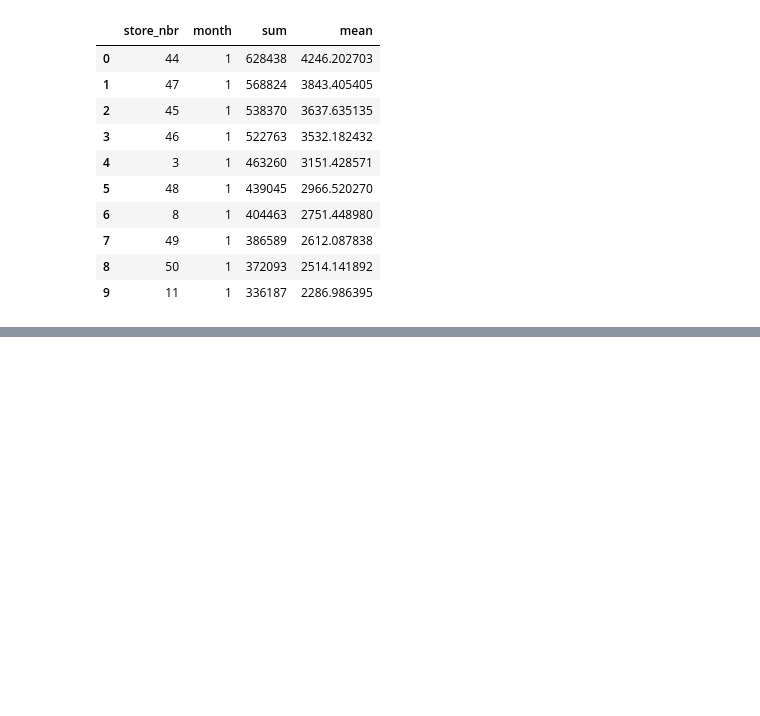
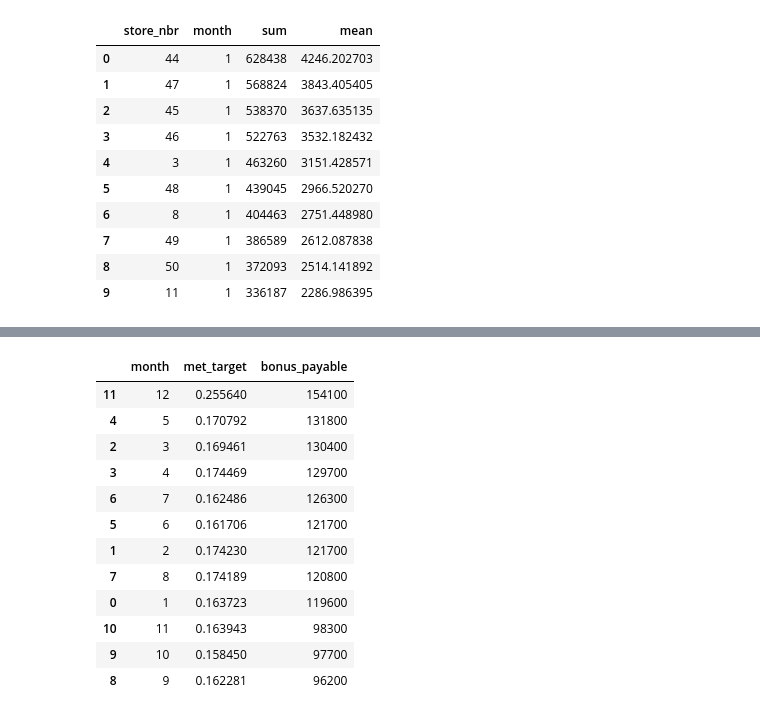
Before and after one commit to tessam30/analyze_this, a Jupyter notebook: Scripts/aggregation.ipynb, the cells around one changed output, grey strips where cells are left out. Cells and saved outputs as stored; diff of their text form; code cells hidden in the pictures; blank space fills up the shorter version.

```diff
--- a/Scripts/aggregation.ipynb
+++ b/Scripts/aggregation.ipynb
@@ -168,0 +203,21 @@ grouped.droplevel(0, axis = 1).reset_index().head(10)
+# %%
+# Create some target tables. # Average number of days each store hit the target
+(transactions.groupby(['month'])
+ .agg(met_target = ('met_target', 'mean'), bonus_payable = ('bonus_payable', 'sum'))
+ .reset_index()
+ .sort_values(['bonus_payable', 'met_target'], ascending=[False, True])
+)
+# %% [output]
+|  | month | met_target | bonus_payable |
+| 11 | 12 | 0.255640 | 154100 |
+| 4 | 5 | 0.170792 | 131800 |
+| 2 | 3 | 0.169461 | 130400 |
+| 3 | 4 | 0.174469 | 129700 |
+| 6 | 7 | 0.162486 | 126300 |
+| 5 | 6 | 0.161706 | 121700 |
+| 1 | 2 | 0.174230 | 121700 |
+| 7 | 8 | 0.174189 | 120800 |
+| 0 | 1 | 0.163723 | 119600 |
+| 10 | 11 | 0.163943 | 98300 |
+| 9 | 10 | 0.158450 | 97700 |
+| 8 | 9 | 0.162281 | 96200 |
```
Also changed, not shown: parts of 9 cells of this notebook, 1 other file.
